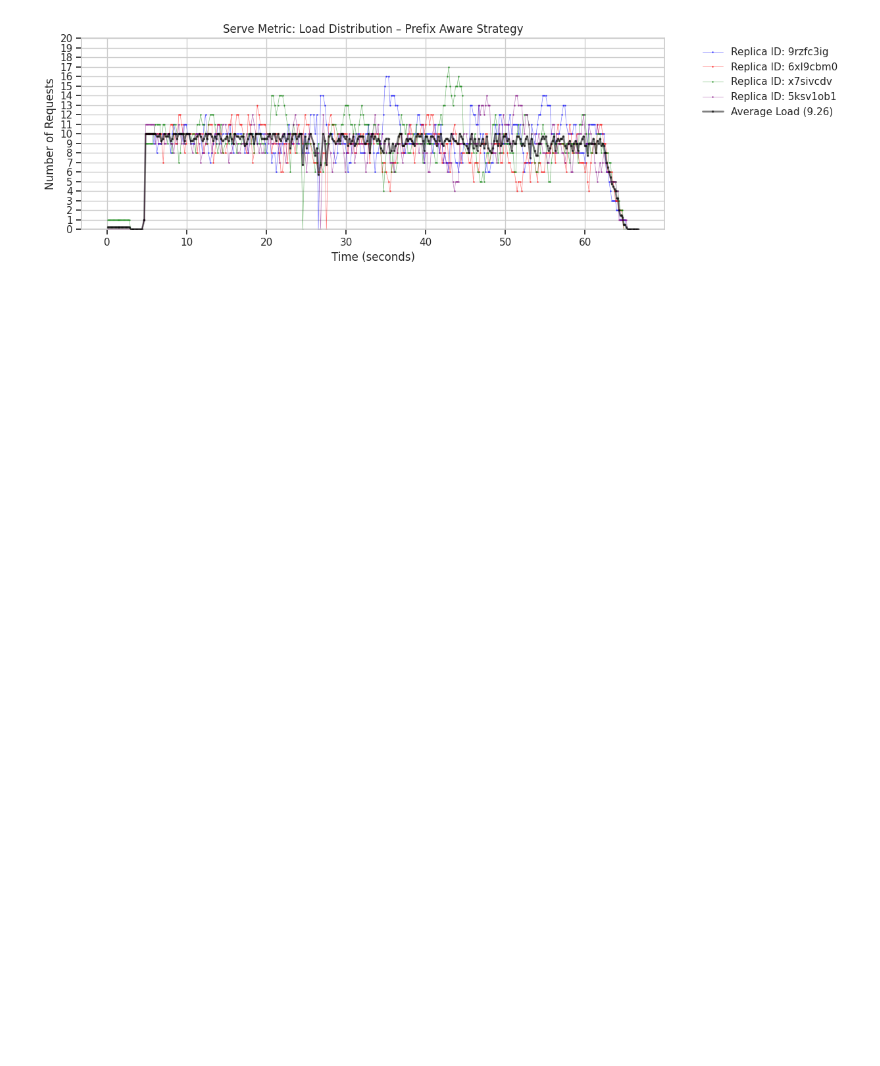
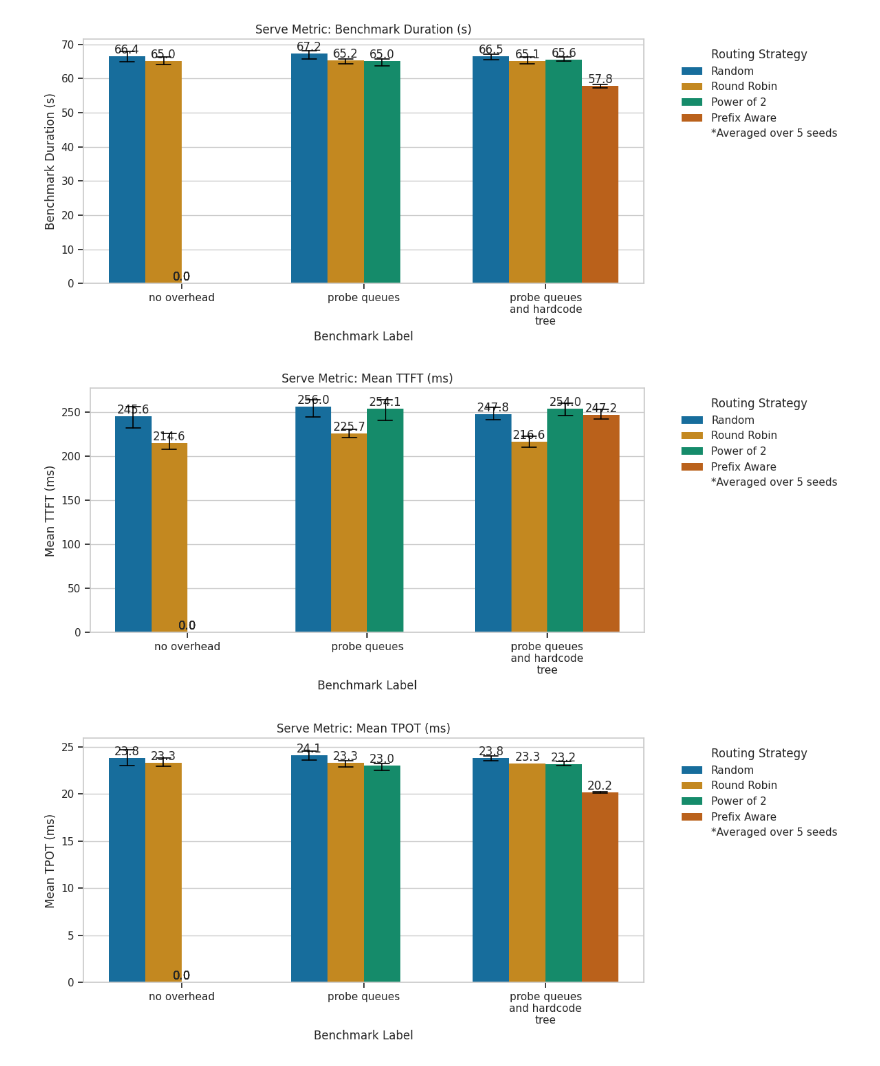
Before and after one commit to jujipotle/ray, a Jupyter notebook: _prefix_aware_playground/shared/visualize_results.ipynb, the cells around one changed output. Drawn from its saved outputs; the diff is of its cells as text; code cells hidden in the pictures; blank space fills up the shorter version.

```diff
--- a/_prefix_aware_playground/shared/visualize_results.ipynb
+++ b/_prefix_aware_playground/shared/visualize_results.ipynb
@@ -859,7 +853,12 @@ for metric in AVAILABLE_SERVE_METRICS:
+# %%
+for metric in AVAILABLE_SERVE_METRICS:
+    plot_serve_metric_summary("/home/ray/default/work/ray/_prefix_aware_playground/inside_ray/results/serve_chosen_sweep_results.csv", metric)
+# %% [output]
+[figure, added]
+[figure, added]
+[figure, added]
 # %%
-plot_serve_load_distribution("/home/ray/default/work/ray/_prefix_aware_playground/inside_ray/results/load_distributions/prefix_aware_1744307407.json", "Prefix Aware Strategy")
+# plot_serve_load_distribution("/home/ray/default/work/ray/_prefix_aware_playground/inside_ray/results/load_distributions/prefix_aware_1744307407.json", "Prefix Aware Strategy")
-# %% [output]
-[figure, removed]
 # %%
 plot_serve_prefix_match_rate("/home/ray/default/work/ray/_prefix_aware_playground/inside_ray/results/prefix_match_rates/prefix_aware_1744307407.json", "Prefix Aware")
 # %% [output]
```
Also changed, not shown: parts of 7 cells of this notebook, 19 other files.
